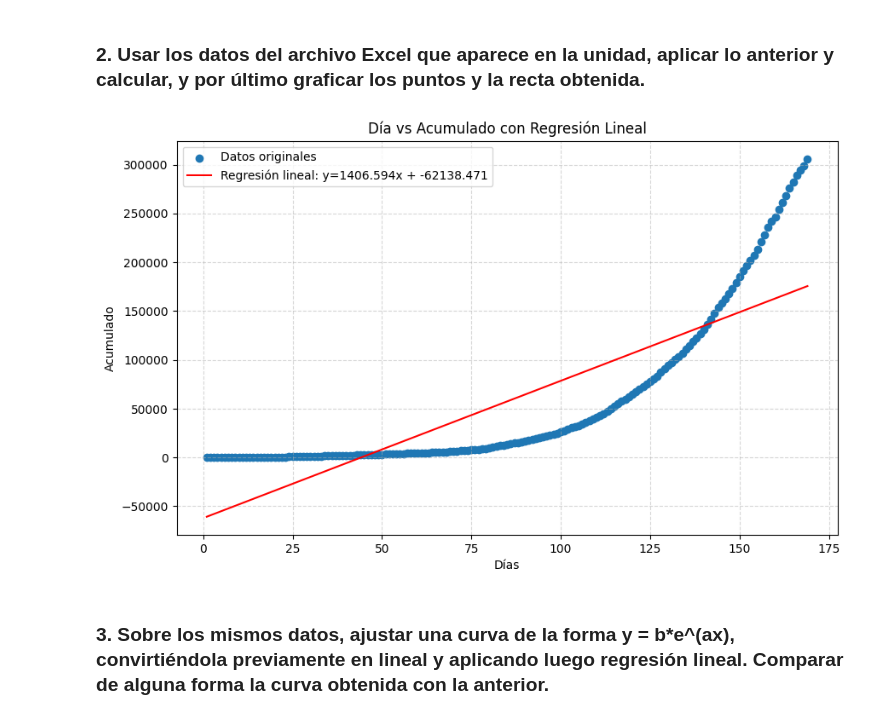
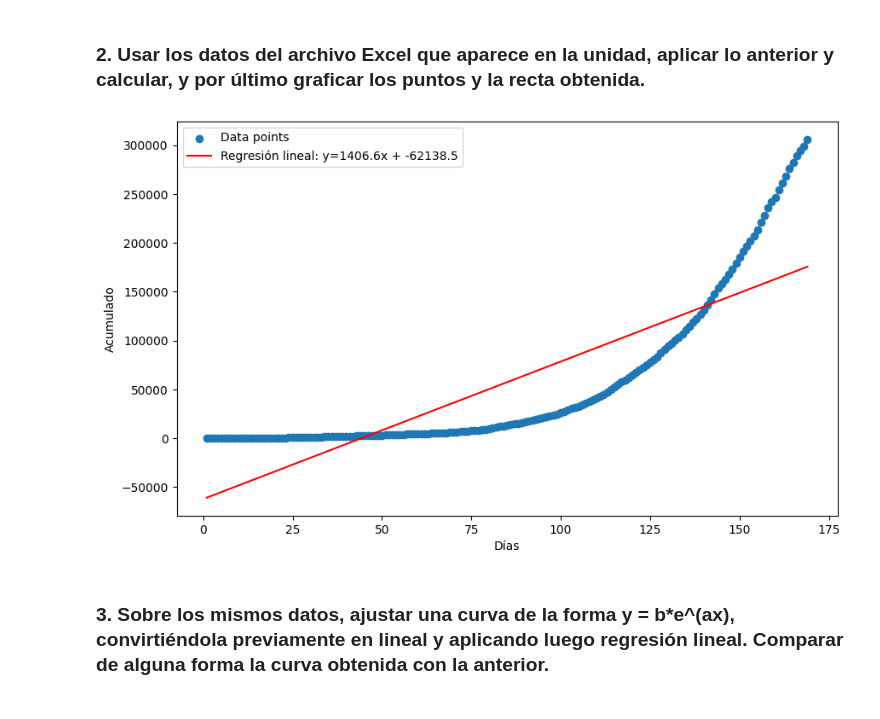
Before and after one commit to martinmdl/unsam-metodos, a Jupyter notebook: tp3.ipynb, the cells around one changed output. Saved outputs shown, nothing was run; the diff lists cells and outputs as text; code cells hidden in the pictures.

```diff
--- a/tp3.ipynb
+++ b/tp3.ipynb
@@ -19,41 +19,39 @@ def procesamiento_datos():
 
 def regresion_lineal(x, y):
     n = len(x)
-    sumX = np.sum(x)
-    sumY = np.sum(y)
-    sumXX = np.sum(x * x)
-    sumXY = np.sum(x * y)
+    sum_x = np.sum(x)
+    sum_y = np.sum(y)
+    sum_xx = np.sum(x * x)
+    sum_xy = np.sum(x * y)
 
-    a = ((n*sumXY) - (sumX*sumY)) / ((n*sumXX)-(sumX**2))
-    b = (sumY- (a*sumX))/n
+    a = ((n*sum_xy) - (sum_x*sum_y)) / ((n*sum_xx)-(sum_x**2))
+    b = (sum_y- (a*sum_x))/n
     return a, b
 
 def recta_prediccion(a, b, x):
-    y_prima = [a * xi + b for xi in x]
-    return y_prima
+    y2 = [a * xi + b for xi in x]
+    return y2
 
 def error_regresion(a, b, x, y):
     error = np.sum(((a * x) + b - y) ** 2)
     return error
-
-def plot_resultados(x, y, y_prima, a, b):
-    plt.figure(figsize=(10, 6))
-    plt.scatter(x, y, label='Datos originales')
-    plt.plot(x, y_prima, color='red', label=f'Regresión lineal: y={a.round(3)}x + {b.round(3)}')
-    plt.xlabel('Días')
-    plt.ylabel('Acumulado')
-    plt.title('Día vs Acumulado con Regresión Lineal')
-    plt.legend()
-    plt.grid(True, linestyle='--', alpha=0.5)
-    plt.show()
 # %% [markdown]
 ### 2. Usar los datos del archivo Excel que aparece en la unidad, aplicar lo anterior y calcular, y por último graficar los puntos y la recta obtenida.
-# %%
-x, y = procesamiento_datos()
-a, b = regresion_lineal(x, y)
-y_prima = recta_prediccion(a, b, x)
-plot_resultados(x, y, y_prima, a, b)
-# %% [output]
-[figure, removed]
+# %%
+def plot_resultados(x, y, y2, a, b):
+    plt.figure(figsize=(10, 6))
+    plt.scatter(x, y, label='Data points')
+    plt.plot(x, y2, color='red', label=f'Regresión lineal: y={a.round(1)}x + {b.round(1)}')
+    plt.xlabel('Días')
+    plt.ylabel('Acumulado')
+    plt.legend()
+    plt.show()
+
+x, y = procesamiento_datos()
+a, b = regresion_lineal(x, y)
+y2 = recta_prediccion(a, b, x)
+plot_resultados(x, y, y2, a, b)
+# %% [output]
+[figure, added]
 # %% [markdown]
 ### 3. Sobre los mismos datos, ajustar una curva de la forma y = b*e^(ax), convirtiéndola previamente en lineal y aplicando luego regresión lineal. Comparar de alguna forma la curva obtenida con la anterior.
```
Also changed, not shown: parts of 2 cells of this notebook.
